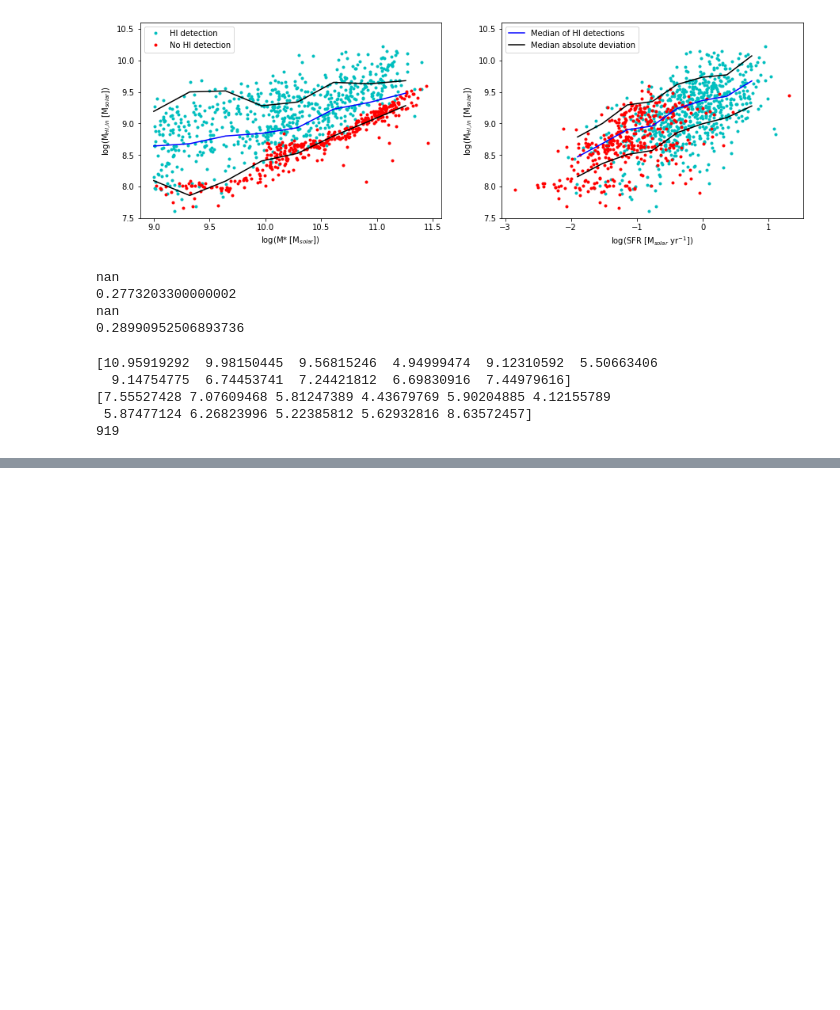
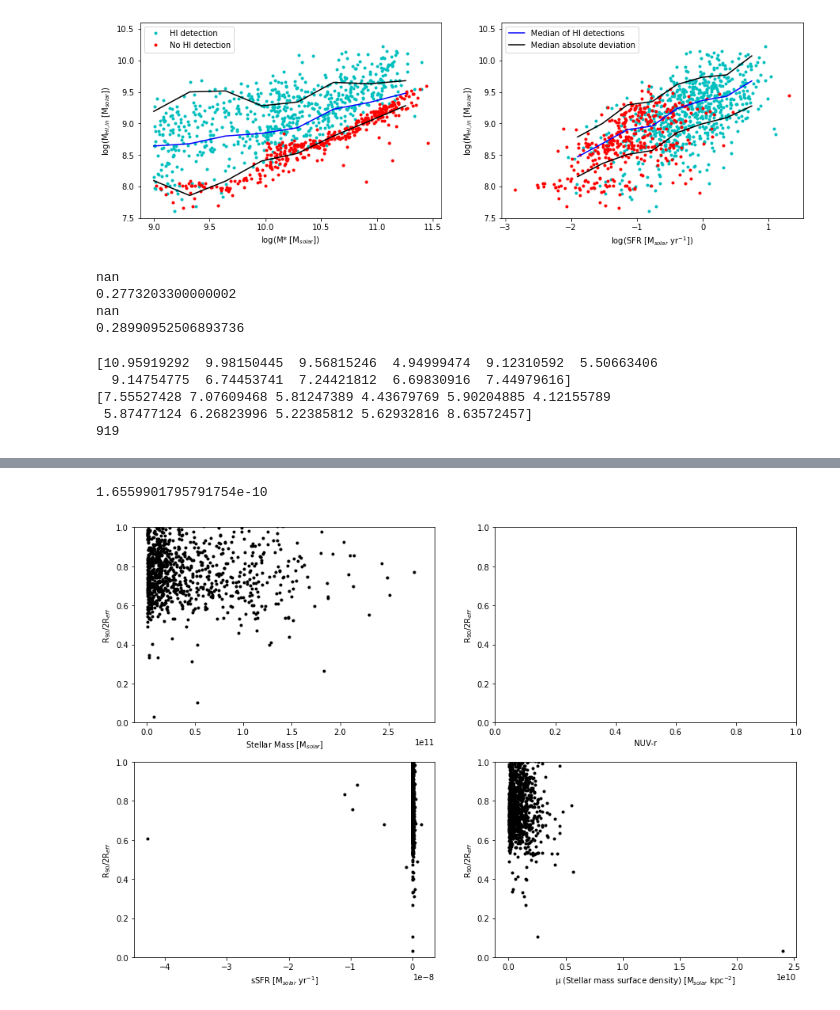
Before and after one commit to Luke-Williams-01/Luke-Williams-01, a Jupyter notebook: ICRARproject.ipynb, the cells around one changed output, grey strips where cells are left out. Cells and saved outputs as stored; diff of their text form; code cells hidden in the pictures; blank space fills up the shorter version.

```diff
--- a/ICRARproject.ipynb
+++ b/ICRARproject.ipynb
@@ -1275,0 +1287,11 @@ lgReffMfrac = np.log10(ReffMfrac)
+# %%
+Rratio = R90kpc / Reffkpc
+print(Rratio[0:11])
+print(R90kpc[0:11])
+print(Reffkpc[0:11])
+checkR = np.where(Rratio < 1)[0]
+print(len(checkR))
+print(np.where(Rratio > 5))
+print(Rratio[234], Rratio[739], Rratio[951])
+print(R90kpc[234], R90kpc[739], R90kpc[951])
+print(Reffkpc[234], Reffkpc[739], Reffkpc[951])
@@ -1275,0 +1310,34 @@ lgReffMfrac = np.log10(ReffMfrac)
+# %%
+# We can make a few plots that look at how well the radii ration corresponds to various galactic features from the sample
+plt.figure(figsize = (15,10))
+# Plotting R90/2Reff against Stellar Mass
+plt.subplot(221)
+plt.plot((10**lgMstar), Rratio,'k.')
+plt.ylabel('R$_{90}$/2R$_{eff}$')
+plt.xlabel('Stellar Mass [M$_{solar}$]')
+plt.ylim(0, 1)
+# Plotting R90/2Reff against NUV-r colour index
+plt.subplot(222)
+#plt.plot(NUVr, Rratio, 'k.')
+plt.ylabel('R$_{90}$/2R$_{eff}$')
+plt.xlabel('NUV-r')
+plt.ylim(0, 1)
+# Plotting R90/2Reff against sSFR, specific Star Formation Rate
+# sSFR is calculated as the star formation rate / Mstar
+sSFR = SFR_best / (10**lgMstar)
+plt.subplot(223)
+plt.plot(sSFR, Rratio, 'k.')
+plt.ylabel('R$_{90}$/2R$_{eff}$')
+plt.xlabel('sSFR [M$_{solar}$ yr$^{-1}$]')
+plt.ylim(0, 1)
+print(sSFR[163])
+# Plotting R90/2Reff against stellar mass surface density
+MuStar = 10**lgmust
+plt.subplot(224)
+plt.plot(MuStar, Rratio, 'k.')
+plt.ylabel('R$_{90}$/2R$_{eff}$')
+plt.xlabel('μ (Stellar mass surface density) [M$_{solar}$ kpc$^{-2}$]')
+plt.ylim(0, 1);
+# %% [output]
+1.6559901795791754e-10
+[figure, added]
```
Also changed, not shown: parts of 6 cells of this notebook.
